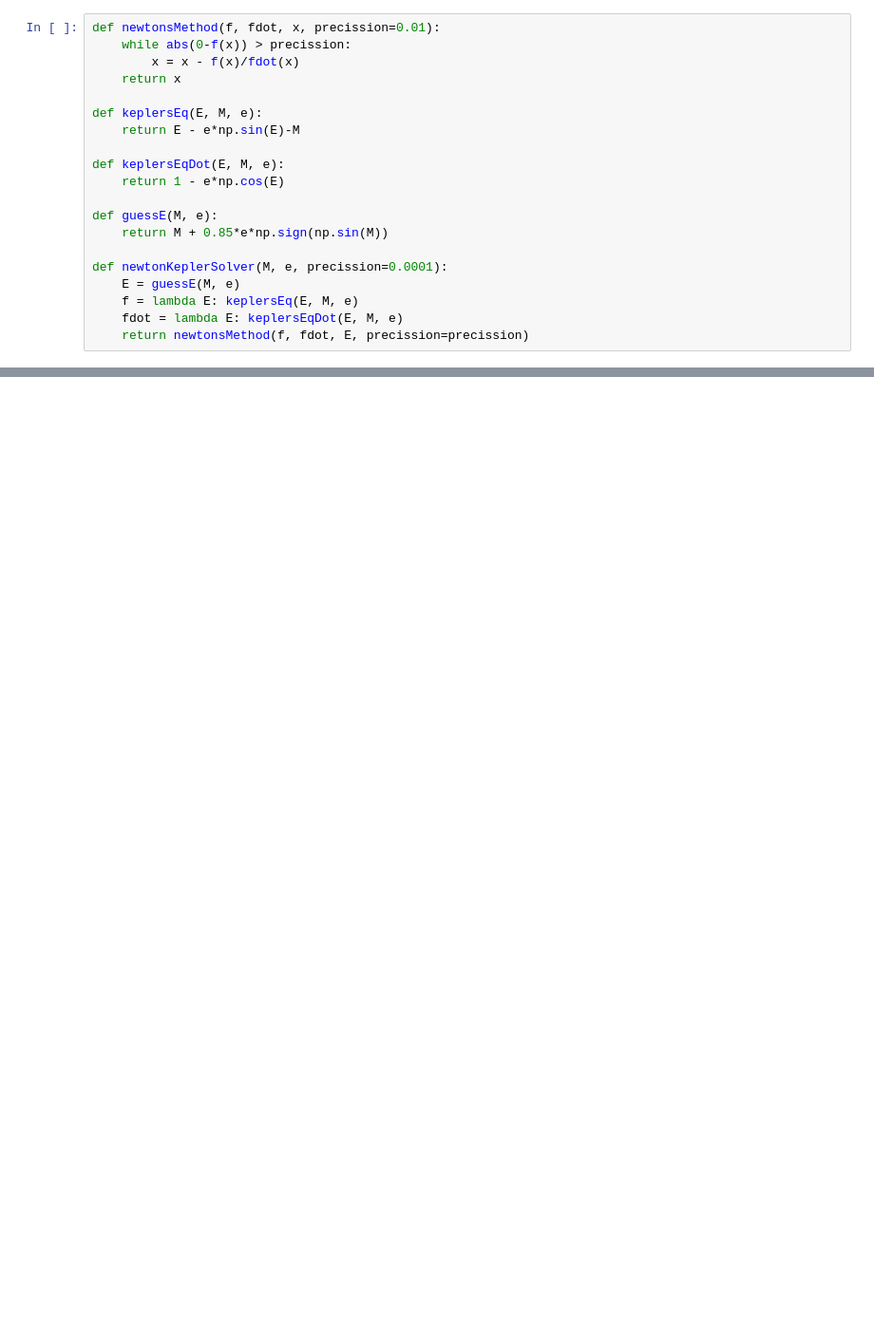
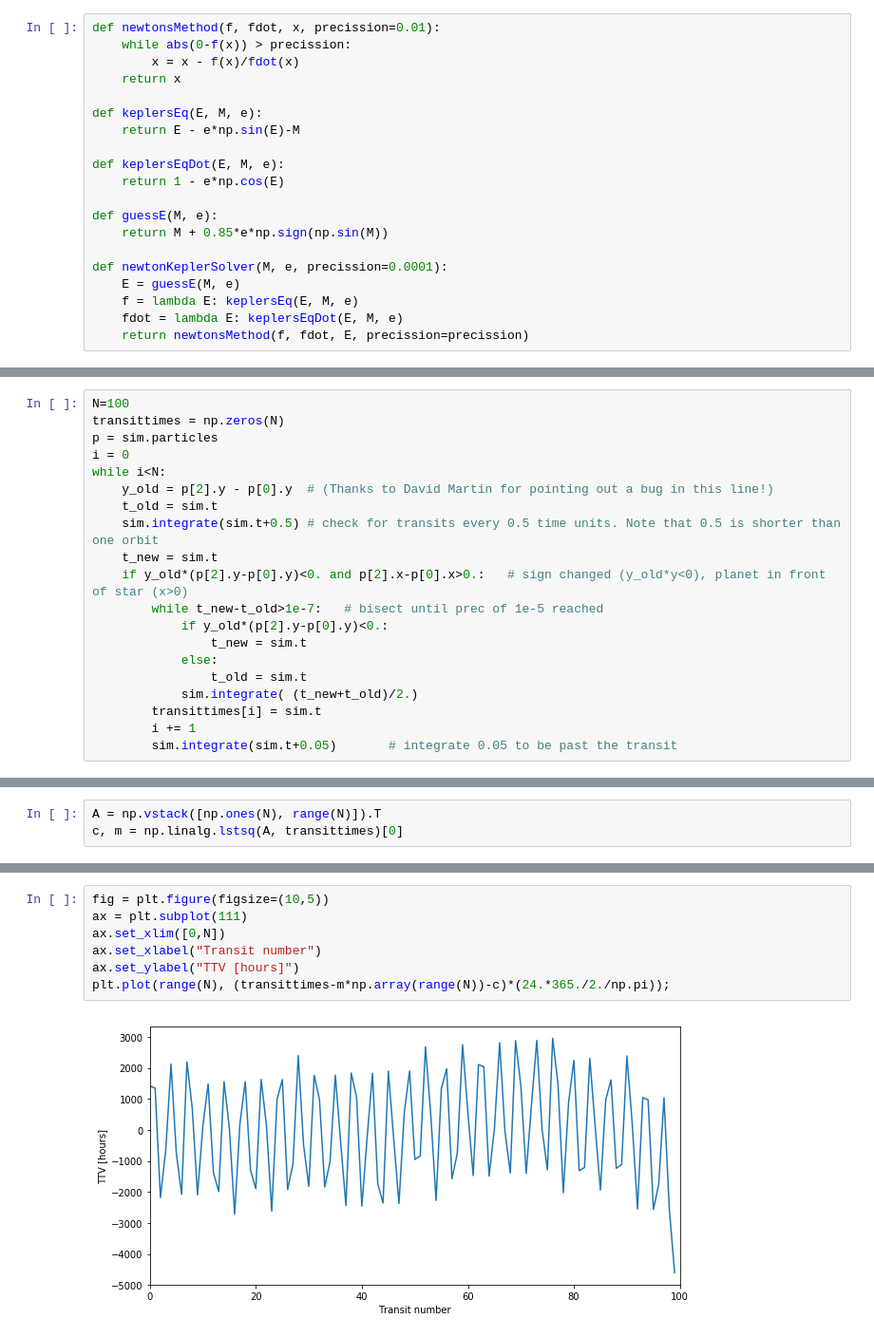
Before and after one commit to DinoBektesevic/ASTR597-Exoplanets, a Jupyter notebook: DinoBektesevic_HW3.ipynb, the cells around one changed output, grey strips where cells are left out. Shown at 95% size. Drawn from its saved outputs; the diff is of its cells as text; blank space fills up the shorter version.

```diff
--- a/DinoBektesevic_HW3.ipynb
+++ b/DinoBektesevic_HW3.ipynb
@@ -104,3 +127,23 @@ sim.t
+# %%
+N=100
+transittimes = np.zeros(N)
+p = sim.particles
+i = 0
+while i<N:
+    y_old = p[2].y - p[0].y  # (Thanks to David Martin for pointing out a bug in this line!)
+    t_old = sim.t
+    sim.integrate(sim.t+0.5) # check for transits every 0.5 time units. Note that 0.5 is shorter than one orbit
+    t_new = sim.t
+    if y_old*(p[2].y-p[0].y)<0. and p[2].x-p[0].x>0.:   # sign changed (y_old*y<0), planet in front of star (x>0)
+        while t_new-t_old>1e-7:   # bisect until prec of 1e-5 reached
+            if y_old*(p[2].y-p[0].y)<0.:
+                t_new = sim.t
+            else:
+                t_old = sim.t
+            sim.integrate( (t_new+t_old)/2.)
+        transittimes[i] = sim.t
+        i += 1
+        sim.integrate(sim.t+0.05)       # integrate 0.05 to be past the transit
 # %%
 fig = rebound.OrbitPlot(sim)
 # %% [output]
@@ -120,0 +151,3 @@ sim.particles[0]
+# %%
+A = np.vstack([np.ones(N), range(N)]).T
+c, m = np.linalg.lstsq(A, transittimes)[0]
@@ -120,0 +156,9 @@ sim.particles[0]
+# %%
+fig = plt.figure(figsize=(10,5))
+ax = plt.subplot(111)
+ax.set_xlim([0,N])
+ax.set_xlabel("Transit number")
+ax.set_ylabel("TTV [hours]")
+plt.plot(range(N), (transittimes-m*np.array(range(N))-c)*(24.*365./2./np.pi));
+# %% [output]
+[figure, added]
```
Also changed, not shown: parts of 14 cells of this notebook.
